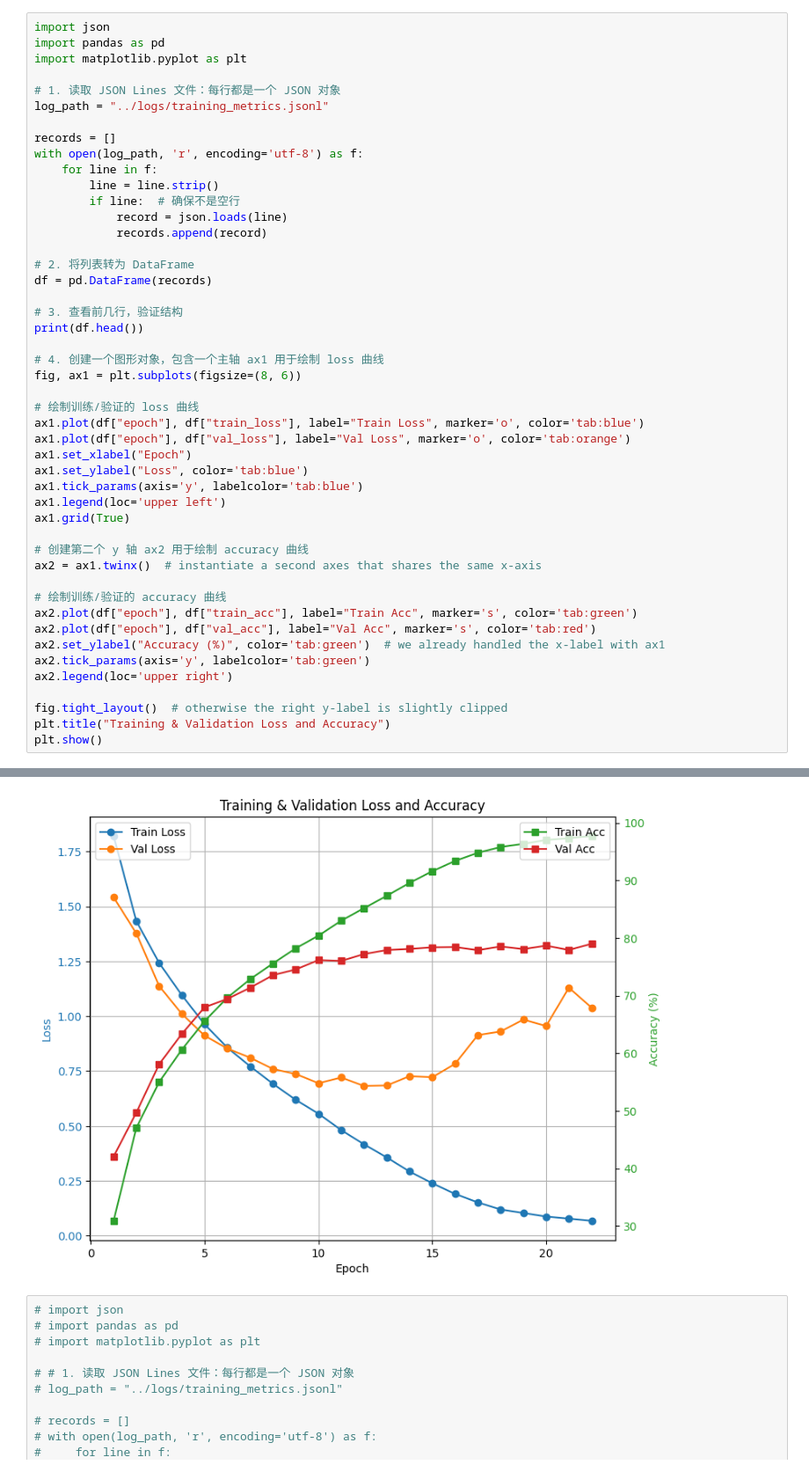
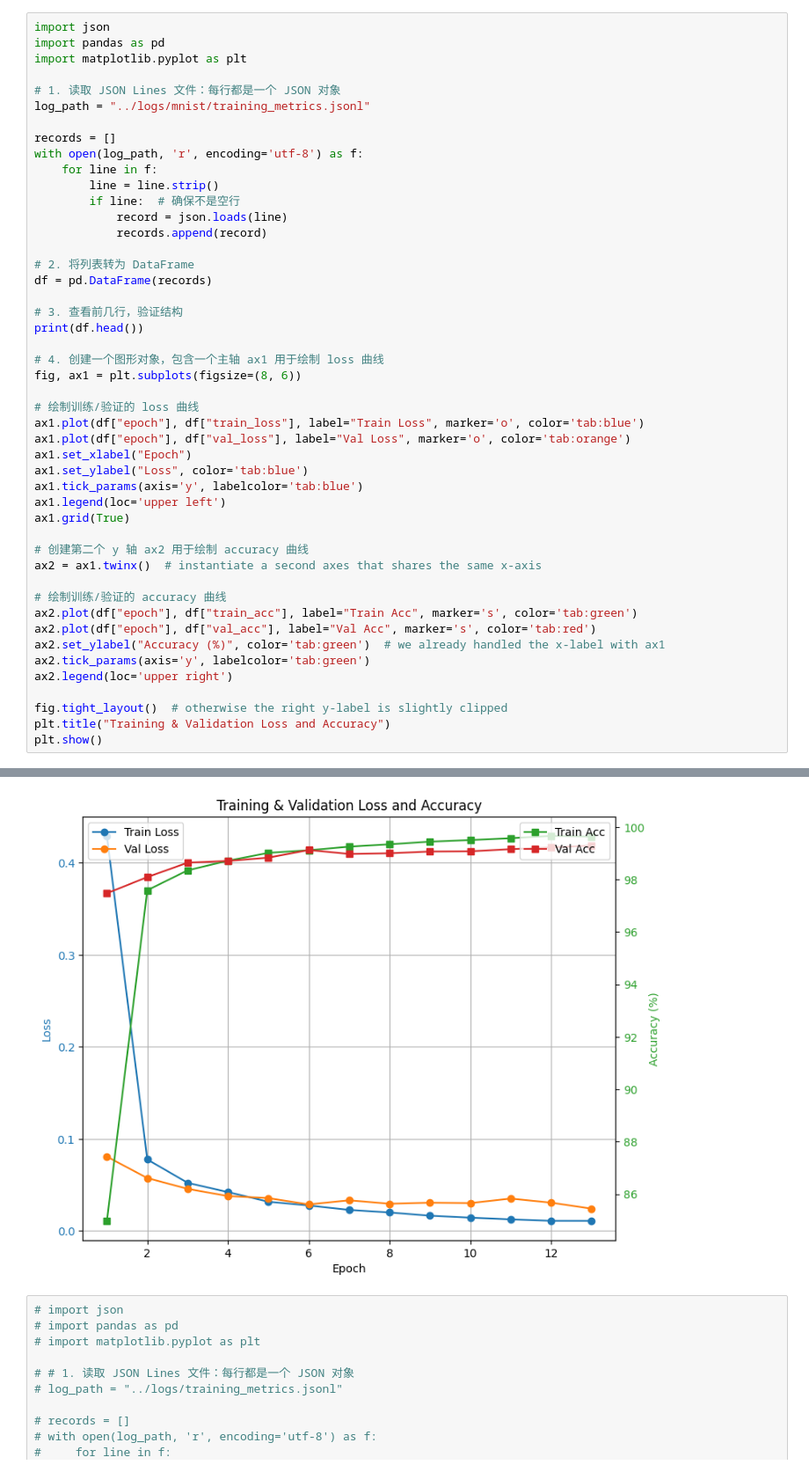
Before and after one commit to tangpan360/pytorch_template, a Jupyter notebook: visualization/visualization_loss_acc.ipynb, the cells around one changed output, grey strips where cells are left out. Shown: that part at 88% size. Cells and saved outputs as stored; diff of their text form.

```diff
--- a/visualization/visualization_loss_acc.ipynb
+++ b/visualization/visualization_loss_acc.ipynb
@@ -4,7 +4,7 @@ import pandas as pd
 import matplotlib.pyplot as plt
 
 # 1. 读取 JSON Lines 文件：每行都是一个 JSON 对象
-log_path = "../logs/training_metrics.jsonl"
+log_path = "../logs/mnist/training_metrics.jsonl"
 
 records = []
 with open(log_path, 'r', encoding='utf-8') as f:
@@ -55,4 +55,4 @@ plt.show()
-[figure, old version]
+[figure, new version]
 # %%
 # import json
 # import pandas as pd
```
Also changed, not shown: parts of 1 cell of this notebook, 19 other files.
